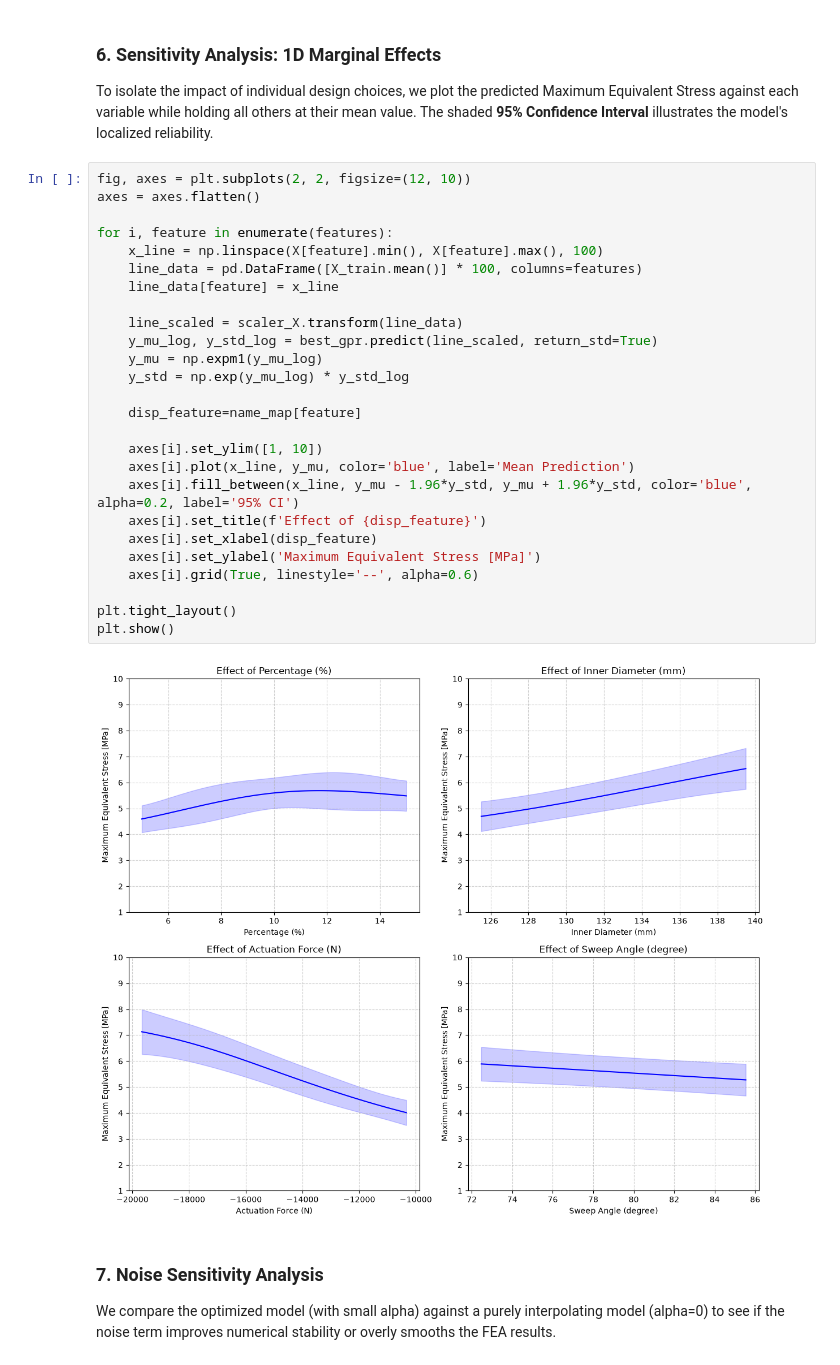
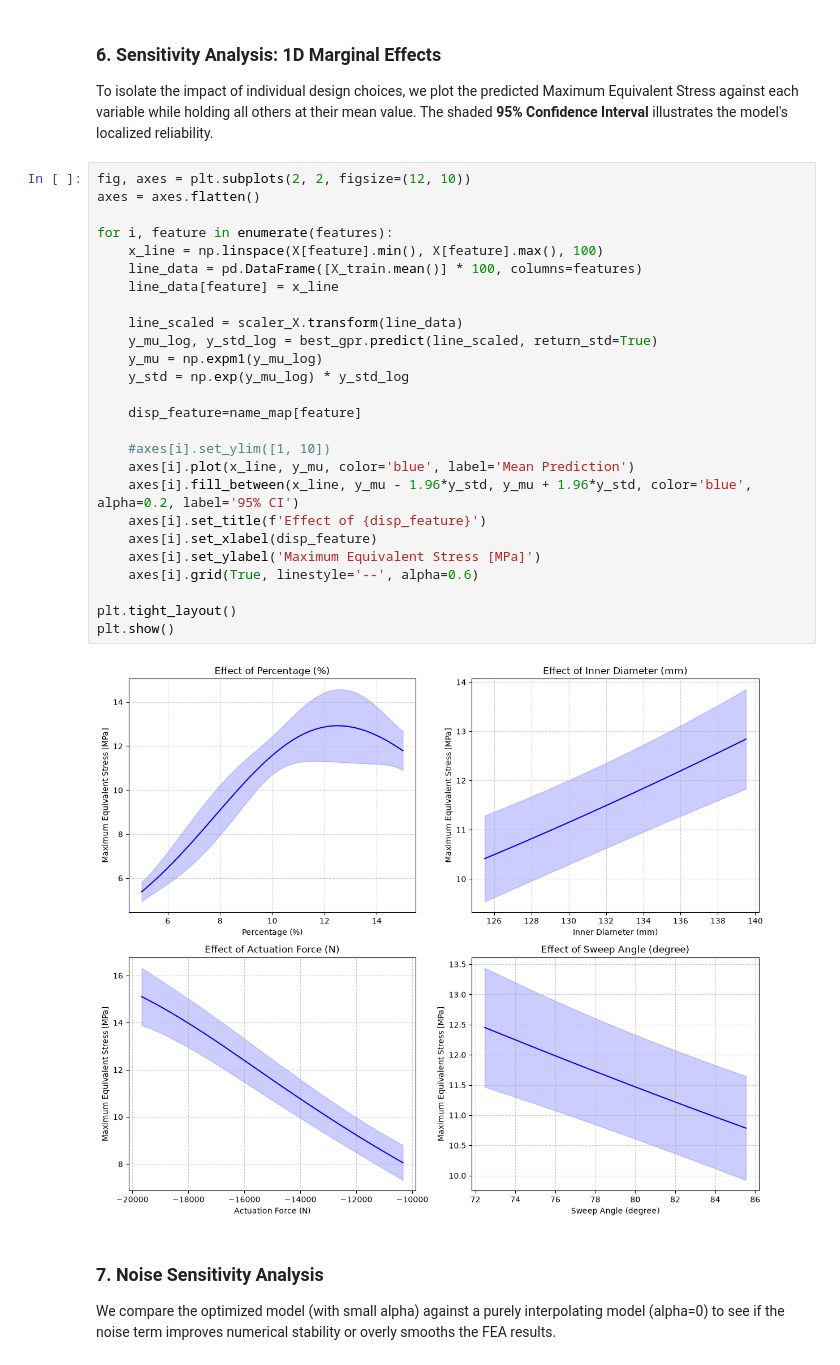
Before and after one commit to RezkiMeidiono/Brake-Pad-Optimization, a Jupyter notebook: BrakePadOptm2.ipynb, the cells around one changed output. Drawn from its saved outputs; the diff is of its cells as text.

```diff
--- a/BrakePadOptm2.ipynb
+++ b/BrakePadOptm2.ipynb
@@ -381,31 +379,31 @@ To isolate the impact of individual design choices, we plot the predicted Maximu
 # %%
 fig, axes = plt.subplots(2, 2, figsize=(12, 10))
 axes = axes.flatten()
 
 for i, feature in enumerate(features):
     x_line = np.linspace(X[feature].min(), X[feature].max(), 100)
     line_data = pd.DataFrame([X_train.mean()] * 100, columns=features)
     line_data[feature] = x_line
 
     line_scaled = scaler_X.transform(line_data)
     y_mu_log, y_std_log = best_gpr.predict(line_scaled, return_std=True)
     y_mu = np.expm1(y_mu_log)
     y_std = np.exp(y_mu_log) * y_std_log
 
     disp_feature=name_map[feature]
 
-    axes[i].set_ylim([1, 10])
+    #axes[i].set_ylim([1, 10])
     axes[i].plot(x_line, y_mu, color='blue', label='Mean Prediction')
     axes[i].fill_between(x_line, y_mu - 1.96*y_std, y_mu + 1.96*y_std, color='blue', alpha=0.2, label='95% CI')
     axes[i].set_title(f'Effect of {disp_feature}')
     axes[i].set_xlabel(disp_feature)
     axes[i].set_ylabel('Maximum Equivalent Stress [MPa]')
     axes[i].grid(True, linestyle='--', alpha=0.6)
 
 plt.tight_layout()
 plt.show()
 # %% [output]
-[figure, old version]
+[figure, new version]
 # %% [markdown]
 ### 7. Noise Sensitivity Analysis
 We compare the optimized model (with small alpha) against a purely interpolating model (alpha=0) to see if the noise term improves numerical stability or overly smooths the FEA results.
```
Also changed, not shown: parts of 11 cells of this notebook, 2 other files.
